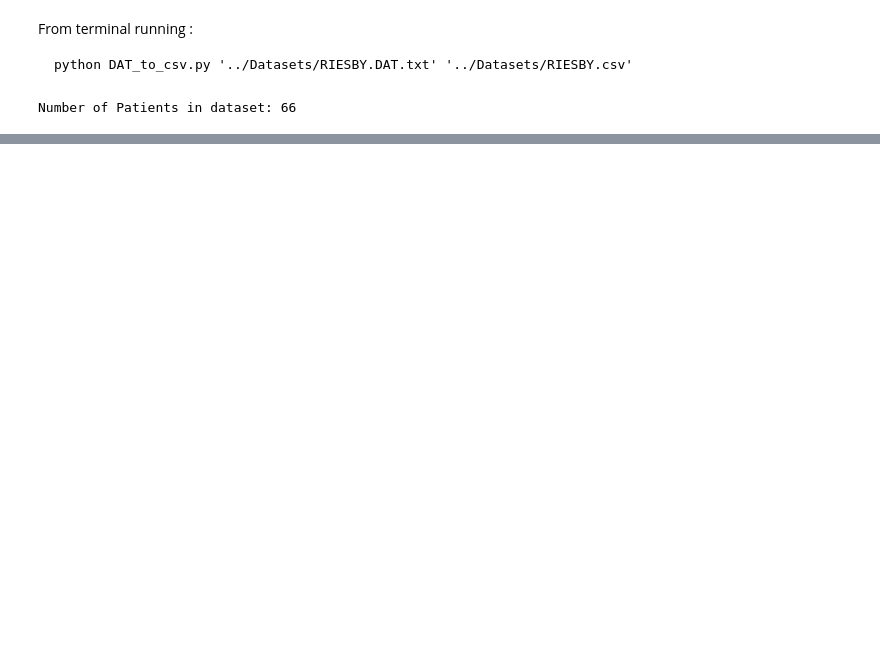
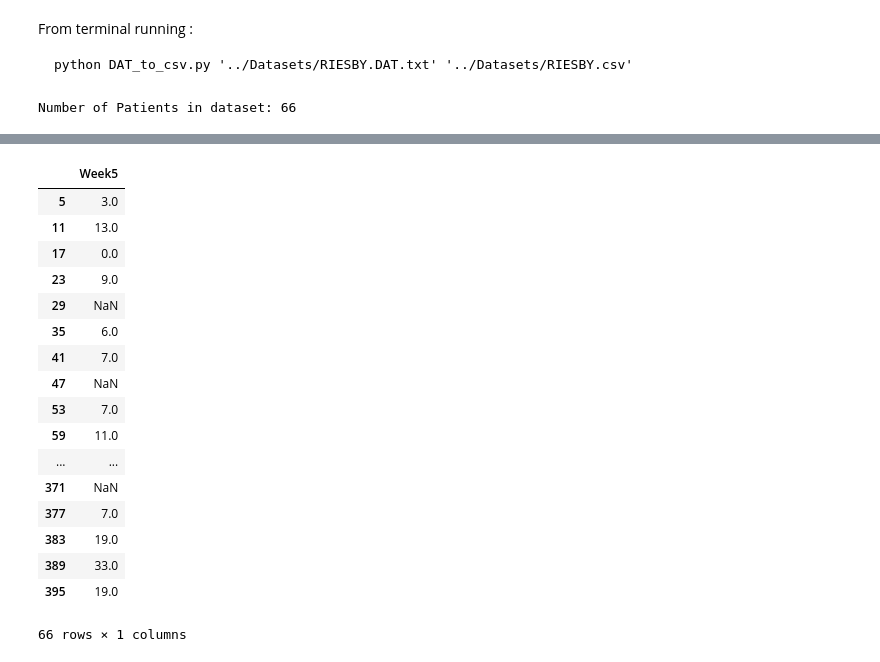
Before and after one commit to arturoto/Longitudinal-Data-Analysis-in-Python, a Jupyter notebook: Mixed Effects Regression Models for Continuous Outcomes.ipynb, the cells around one changed output, grey strips where cells are left out. Cells and saved outputs as stored; diff of their text form; code cells hidden in the pictures; blank space fills up the shorter version.

```diff
--- a/Mixed Effects Regression Models for Continuous Outcomes.ipynb
+++ b/Mixed Effects Regression Models for Continuous Outcomes.ipynb
@@ -117,0 +191,21 @@ dataset.head()
+# %%
+week5_HDRS
+# %% [output]
+|  | Week5 |
+| 5 | 3.0 |
+| 11 | 13.0 |
+| 17 | 0.0 |
+| 23 | 9.0 |
+| 29 | NaN |
+| 35 | 6.0 |
+| 41 | 7.0 |
+| 47 | NaN |
+| 53 | 7.0 |
+| 59 | 11.0 |
+| ... | ... |
+| 371 | NaN |
+| 377 | 7.0 |
+| 383 | 19.0 |
+| 389 | 33.0 |
+| 395 | 19.0 |
+66 rows × 1 columns
```
Also changed, not shown: parts of 6 cells of this notebook, 2 other files.
